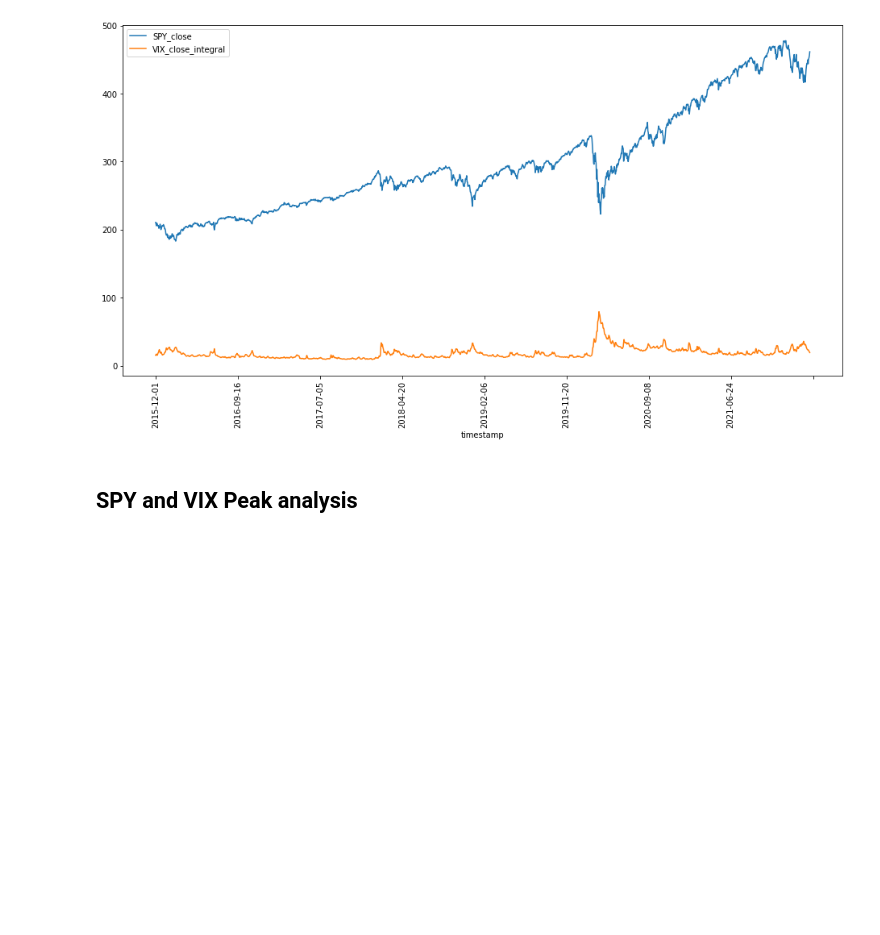
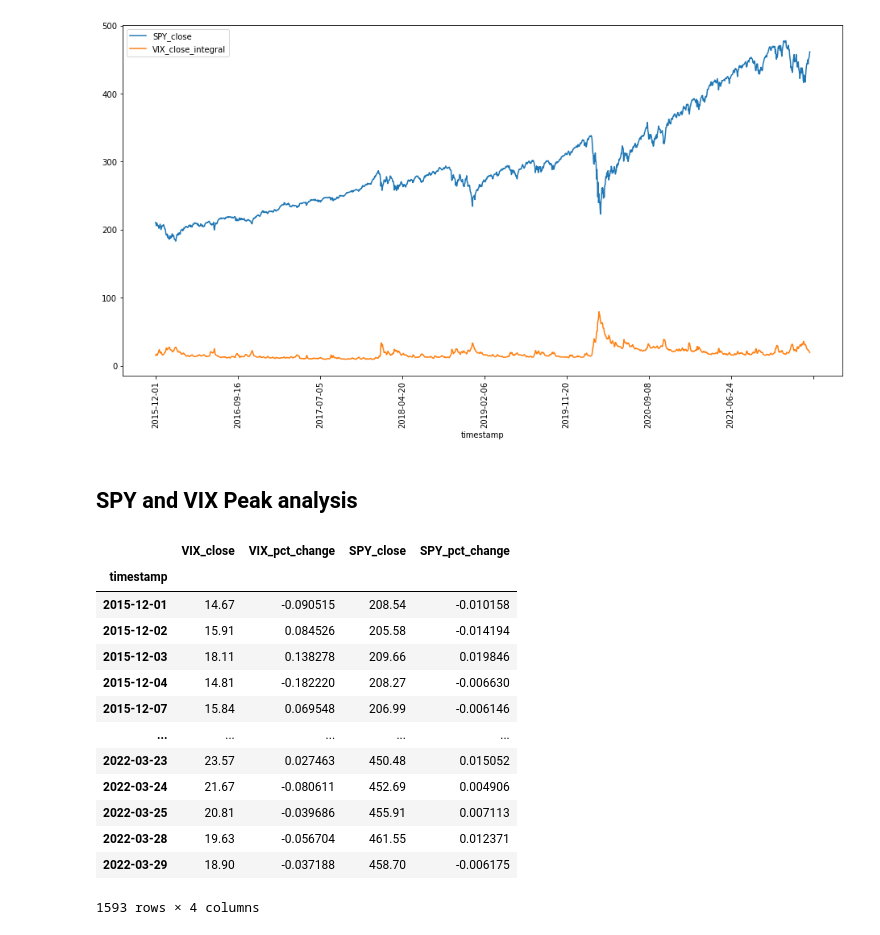
Before and after one commit to JoeHGeoghegan/VIX_Timing_The_Market, a Jupyter notebook: Notebooks/Joe.ipynb, the cells around one changed output. Saved outputs shown, nothing was run; the diff lists cells and outputs as text; code cells hidden in the pictures; blank space fills up the shorter version.

```diff
--- a/Notebooks/Joe.ipynb
+++ b/Notebooks/Joe.ipynb
@@ -85,7 +85,22 @@ scaled[['SPY_close','VIX_close_integral']].dropna().plot(rot=90,figsize=(16,8))
 # %%
 cleanData
 Peak_data = pd.concat([
     DW.tag_columns(cleanData['VIX'],'VIX'),
     DW.tag_columns(cleanData['SPY'],'SPY').shift(-1)]
     ,join='inner',axis=1).dropna()
-# Peak_data
+Peak_data
+# %% [output]
+|  | VIX_close | VIX_pct_change | SPY_close | SPY_pct_change |
+| timestamp |  |  |  |  |
+| 2015-12-01 | 14.67 | -0.090515 | 208.54 | -0.010158 |
+| 2015-12-02 | 15.91 | 0.084526 | 205.58 | -0.014194 |
+| 2015-12-03 | 18.11 | 0.138278 | 209.66 | 0.019846 |
+| 2015-12-04 | 14.81 | -0.182220 | 208.27 | -0.006630 |
+| 2015-12-07 | 15.84 | 0.069548 | 206.99 | -0.006146 |
+| ... | ... | ... | ... | ... |
+| 2022-03-23 | 23.57 | 0.027463 | 450.48 | 0.015052 |
+| 2022-03-24 | 21.67 | -0.080611 | 452.69 | 0.004906 |
+| 2022-03-25 | 20.81 | -0.039686 | 455.91 | 0.007113 |
+| 2022-03-28 | 19.63 | -0.056704 | 461.55 | 0.012371 |
+| 2022-03-29 | 18.90 | -0.037188 | 458.70 | -0.006175 |
+1593 rows × 4 columns
```
Also changed, not shown: parts of 5 cells of this notebook.
